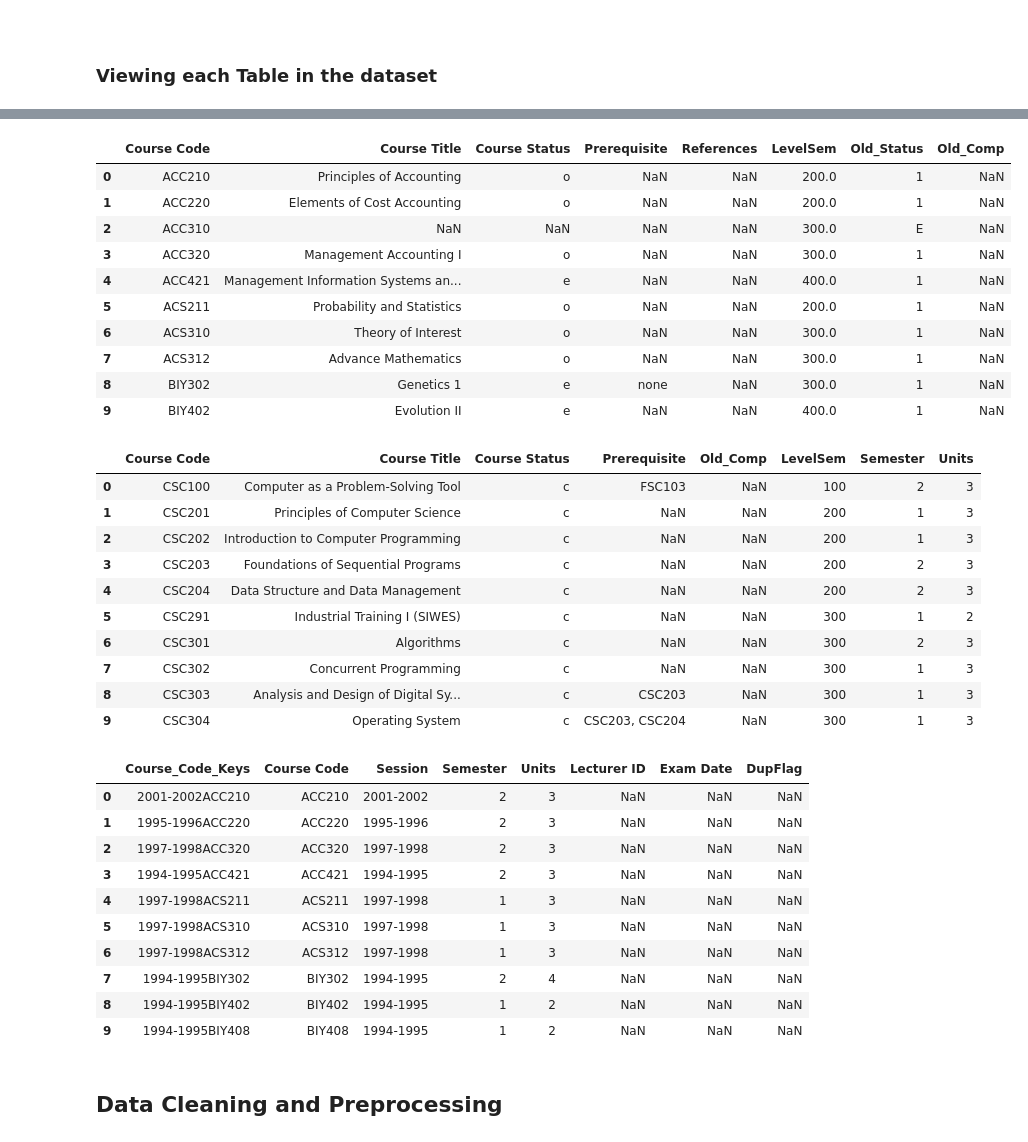
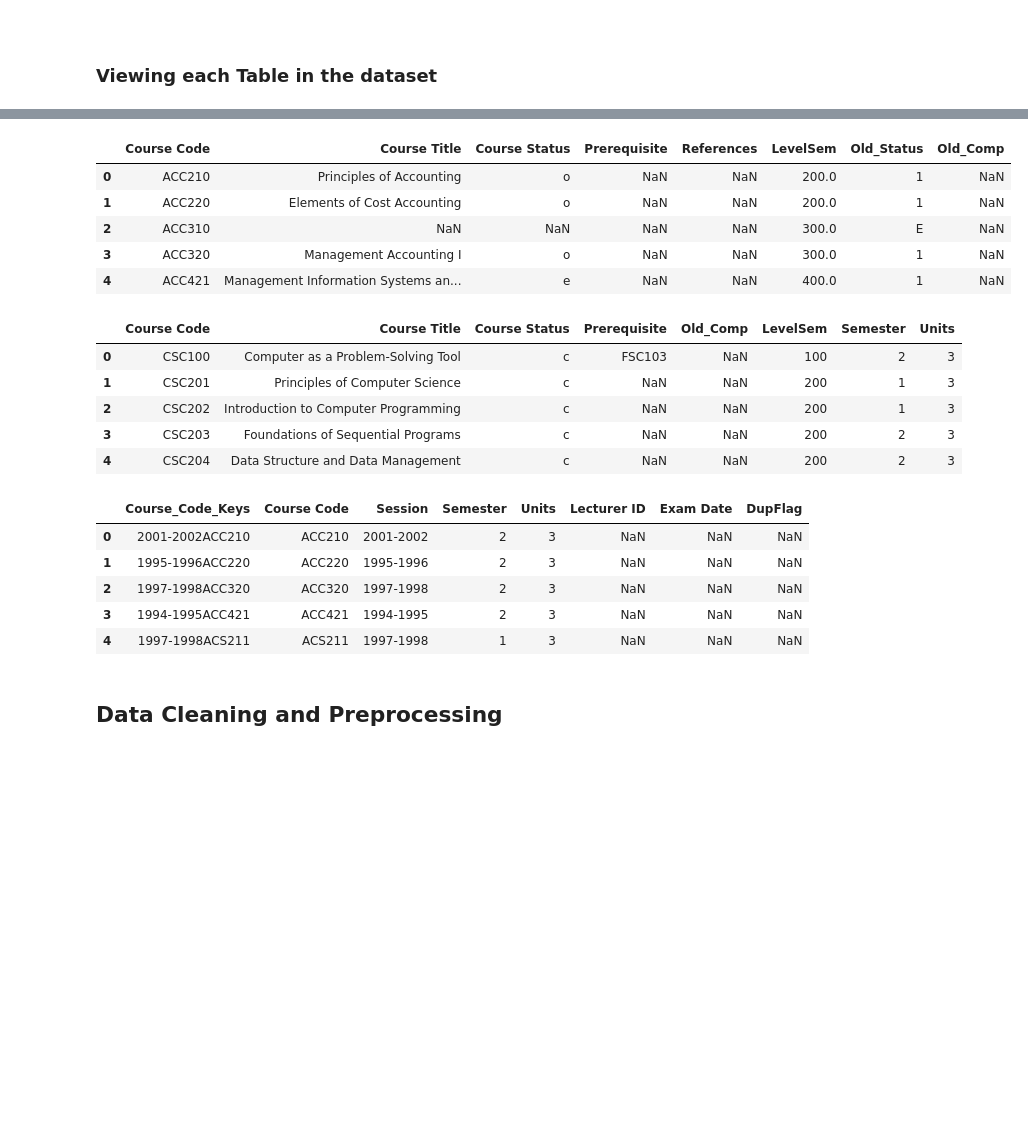
Before and after one commit to Emmbrik/Final-year-project, a Jupyter notebook: Notebook.ipynb, the cells around one changed output, grey strips where cells are left out. Drawn from its saved outputs; the diff is of its cells as text; code cells hidden in the pictures; blank space fills up the shorter version.

```diff
--- a/Notebook.ipynb
+++ b/Notebook.ipynb
@@ -68,19 +53,14 @@ Result.head(10)
 # %%
-Courses.head(10)
+Courses.head()
 # %% [output]
 |  | Course Code | Course Title | Course Status | Prerequisite | References | LevelSem | Old_Status | Old_Comp |
 | 0 | ACC210 | Principles of Accounting | o | NaN | NaN | 200.0 | 1 | NaN |
 | 1 | ACC220 | Elements of Cost Accounting | o | NaN | NaN | 200.0 | 1 | NaN |
 | 2 | ACC310 | NaN | NaN | NaN | NaN | 300.0 | E | NaN |
 | 3 | ACC320 | Management Accounting I | o | NaN | NaN | 300.0 | 1 | NaN |
 | 4 | ACC421 | Management Information Systems an... | e | NaN | NaN | 400.0 | 1 | NaN |
-| 5 | ACS211 | Probability and Statistics | o | NaN | NaN | 200.0 | 1 | NaN |
-| 6 | ACS310 | Theory of Interest | o | NaN | NaN | 300.0 | 1 | NaN |
-| 7 | ACS312 | Advance Mathematics | o | NaN | NaN | 300.0 | 1 | NaN |
-| 8 | BIY302 | Genetics 1 | e | none | NaN | 300.0 | 1 | NaN |
-| 9 | BIY402 | Evolution II | e | NaN | NaN | 400.0 | 1 | NaN |
 # %%
-CoursesII.head(10)
+CoursesII.head()
 # %% [output]
 |  | Course Code | Course Title | Course Status | Prerequisite | Old_Comp | LevelSem | Semester | Units |
 | 0 | CSC100 | Computer as a Problem-Solving Tool | c | FSC103 | NaN | 100 | 2 | 3 |
@@ -88,13 +68,8 @@ CoursesII.head(10)
 | 2 | CSC202 | Introduction to Computer Programming | c | NaN | NaN | 200 | 1 | 3 |
 | 3 | CSC203 | Foundations of Sequential Programs | c | NaN | NaN | 200 | 2 | 3 |
 | 4 | CSC204 | Data Structure and Data Management | c | NaN | NaN | 200 | 2 | 3 |
-| 5 | CSC291 | Industrial Training I (SIWES) | c | NaN | NaN | 300 | 1 | 2 |
-| 6 | CSC301 | Algorithms | c | NaN | NaN | 300 | 2 | 3 |
-| 7 | CSC302 | Concurrent Programming | c | NaN | NaN | 300 | 1 | 3 |
-| 8 | CSC303 | Analysis and Design of Digital Sy... | c | CSC203 | NaN | 300 | 1 | 3 |
-| 9 | CSC304 | Operating System | c | CSC203, CSC204 | NaN | 300 | 1 | 3 |
 # %%
-Sheet1.head(10)
+Sheet1.head()
 # %% [output]
 |  | Course_Code_Keys | Course Code | Session | Semester | Units | Lecturer ID | Exam Date | DupFlag |
 | 0 | 2001-2002ACC210 | ACC210 | 2001-2002 | 2 | 3 | NaN | NaN | NaN |
@@ -102,11 +77,6 @@ Sheet1.head(10)
 | 2 | 1997-1998ACC320 | ACC320 | 1997-1998 | 2 | 3 | NaN | NaN | NaN |
 | 3 | 1994-1995ACC421 | ACC421 | 1994-1995 | 2 | 3 | NaN | NaN | NaN |
 | 4 | 1997-1998ACS211 | ACS211 | 1997-1998 | 1 | 3 | NaN | NaN | NaN |
-| 5 | 1997-1998ACS310 | ACS310 | 1997-1998 | 1 | 3 | NaN | NaN | NaN |
-| 6 | 1997-1998ACS312 | ACS312 | 1997-1998 | 1 | 3 | NaN | NaN | NaN |
-| 7 | 1994-1995BIY302 | BIY302 | 1994-1995 | 2 | 4 | NaN | NaN | NaN |
-| 8 | 1994-1995BIY402 | BIY402 | 1994-1995 | 1 | 2 | NaN | NaN | NaN |
-| 9 | 1994-1995BIY408 | BIY408 | 1994-1995 | 1 | 2 | NaN | NaN | NaN |
 # %% [markdown]
 ## Data Cleaning and Preprocessing
 # %% [markdown]
```
Also changed, not shown: parts of 21 cells of this notebook, 1 other file.
